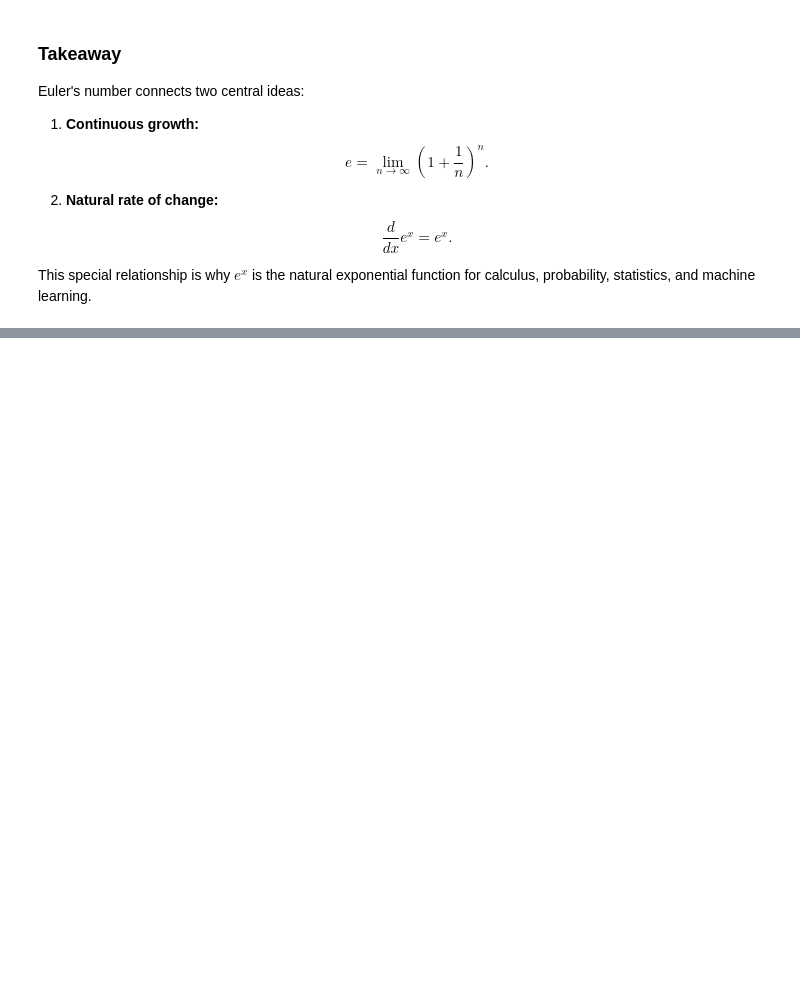
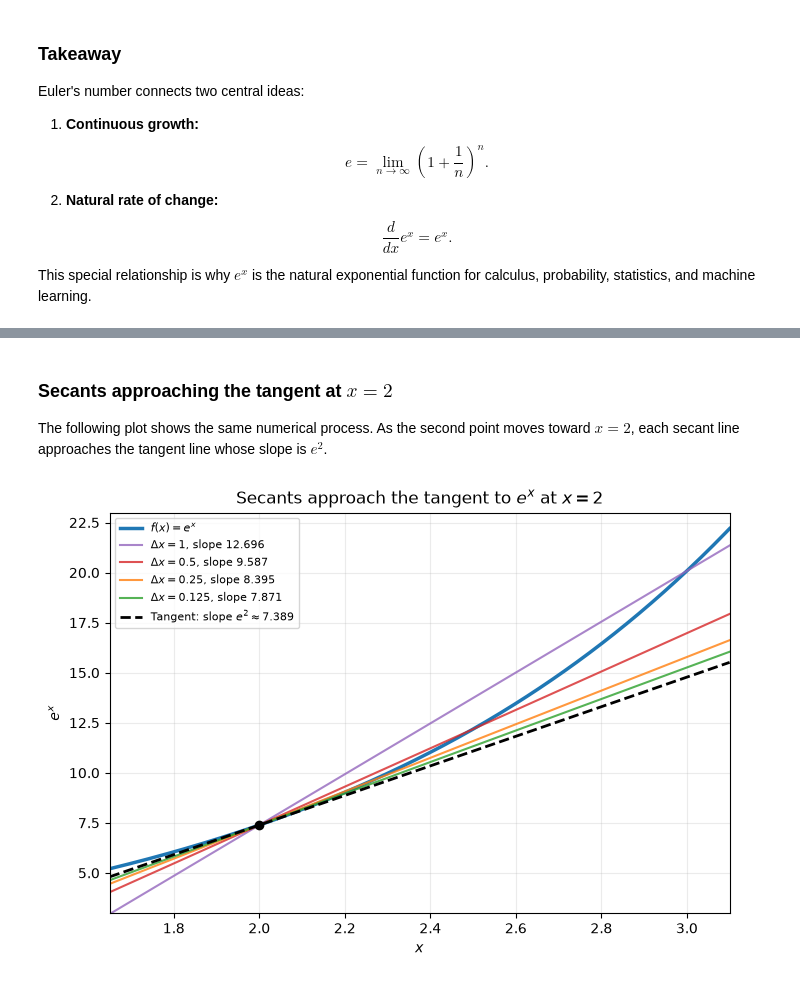
Before and after one commit to majorgilles/mathematics-for-machine-learning-and-data-science, a Jupyter notebook: weeks/c2_w1/01_derivatives_and_optimization.ipynb, the cells around one changed output, grey strips where cells are left out. Saved outputs shown, nothing was run; the diff lists cells and outputs as text; code cells hidden in the pictures; blank space fills up the shorter version.

```diff
--- a/weeks/c2_w1/01_derivatives_and_optimization.ipynb
+++ b/weeks/c2_w1/01_derivatives_and_optimization.ipynb
@@ -2051,0 +2107,44 @@ This special relationship is why $e^x$ is the natural exponential function for c
+# %% [markdown]
+### Secants approaching the tangent at $x=2$
+
+The following plot shows the same numerical process. As the second point moves toward $x=2$, each secant line approaches the tangent line whose slope is $e^2$.
+# %%
+exponential_inputs: np.ndarray = np.linspace(1.65, 3.1, 350)
+exponential_outputs: np.ndarray = np.exp(exponential_inputs)
+exponential_base_input: float = 2.0
+exponential_base_output: float = float(np.exp(exponential_base_input))
+exponential_intervals: list[float] = [1.0, 0.5, 0.25, 0.125]
+exponential_colors: list[str] = ["tab:purple", "tab:red", "tab:orange", "tab:green"]
+
+fig, ax = plt.subplots(figsize=(8, 5.2))
+ax.plot(exponential_inputs, exponential_outputs, color="tab:blue", linewidth=2.5,
+        label="$f(x)=e^x$")
+
+for interval, color in zip(exponential_intervals, exponential_colors, strict=True):
+    second_input: float = exponential_base_input + interval
+    second_output: float = float(np.exp(second_input))
+    secant_slope: float = (second_output - exponential_base_output) / interval
+    secant_outputs: np.ndarray = exponential_base_output + secant_slope * (
+        exponential_inputs - exponential_base_input
+    )
+    ax.plot(exponential_inputs, secant_outputs, color=color, alpha=0.8,
+            label=rf"$\Delta x={interval:g}$, slope ${secant_slope:.3f}$")
+
+exponential_tangent: np.ndarray = exponential_base_output + exponential_base_output * (
+    exponential_inputs - exponential_base_input
+)
+ax.plot(exponential_inputs, exponential_tangent, color="black", linestyle="--", linewidth=2,
+        label=rf"Tangent: slope $e^2\approx{exponential_base_output:.3f}$")
+ax.scatter([exponential_base_input], [exponential_base_output], color="black", zorder=4)
+ax.set(
+    xlabel="$x$",
+    ylabel="$e^x$",
+    title="Secants approach the tangent to $e^x$ at $x=2$",
+    xlim=(1.65, 3.1),
+    ylim=(3, 23),
+)
+ax.grid(alpha=0.25)
+ax.legend(fontsize=8)
+plt.show()
+# %% [output]
+[figure, added]
```
Also changed, not shown: parts of 17 cells of this notebook.
